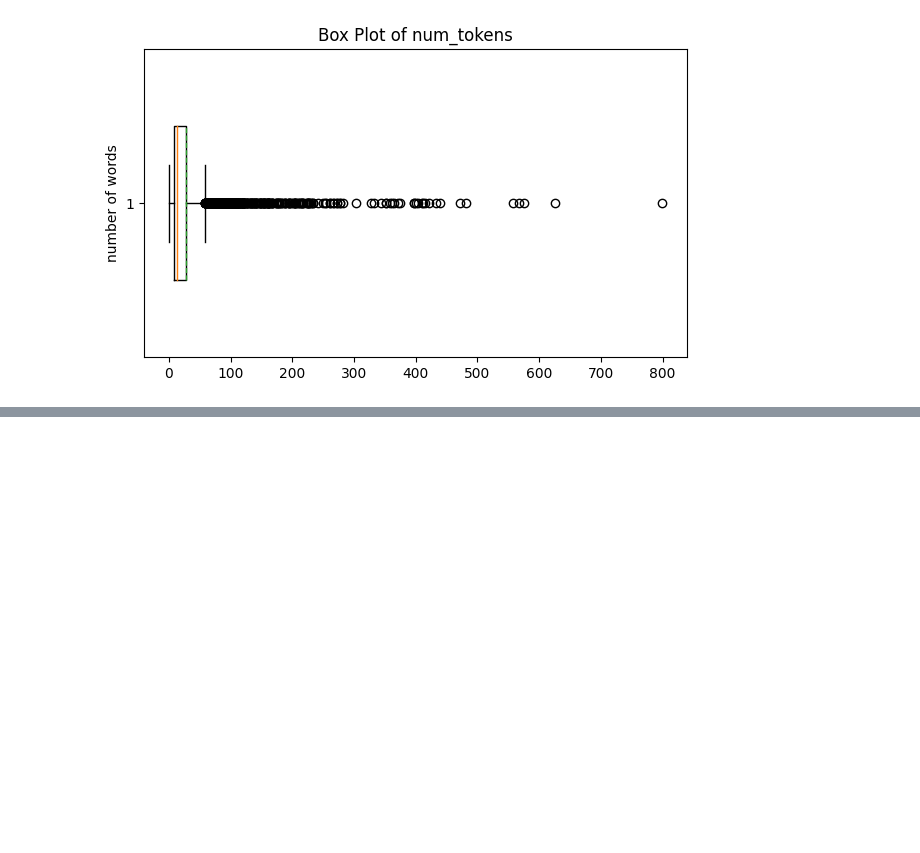
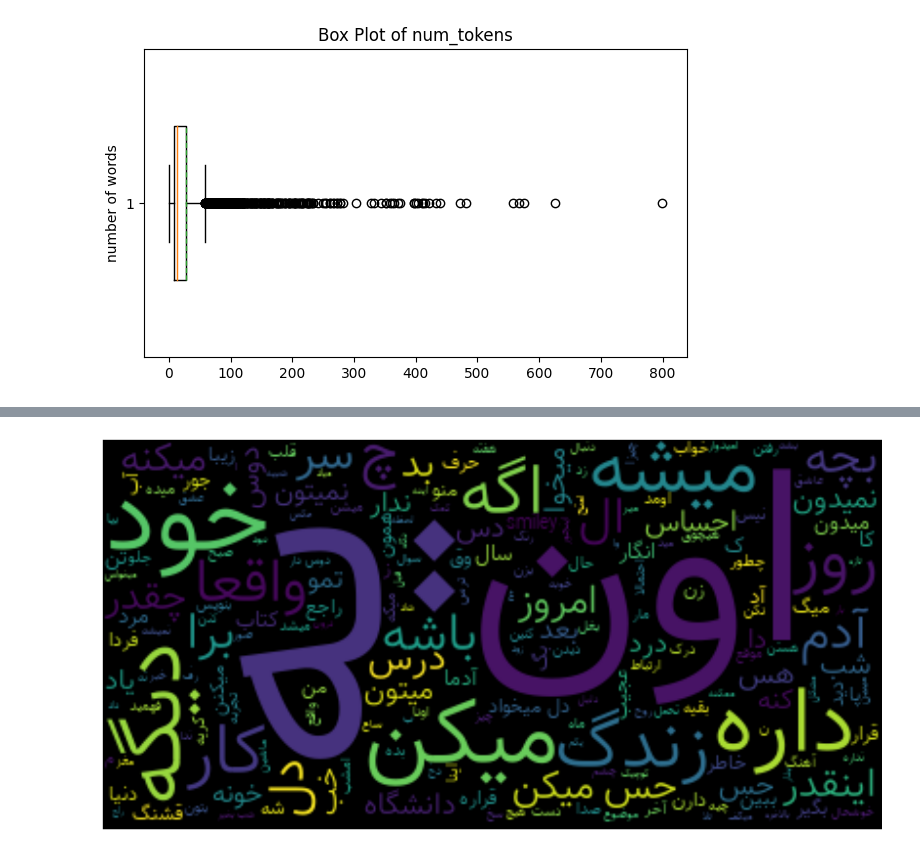
Before and after one commit to mostafamhmdi/channel-analysis, a Jupyter notebook: EDA.ipynb, the cells around one changed output, grey strips where cells are left out. Saved outputs shown, nothing was run; the diff lists cells and outputs as text; code cells hidden in the pictures; blank space fills up the shorter version.

```diff
--- a/EDA.ipynb
+++ b/EDA.ipynb
@@ -127,3 +127,14 @@ plt.show()
+# %%
+text = ' '.join(df['stem_text'].astype(str))
+wc = WordCloudFa()
+word_cloud = wc.generate(text)
+image = word_cloud.to_image()
+plt.figure(figsize=(15, 12))
+plt.imshow(image, interpolation='bilinear')
+plt.axis("off")
+plt.show()
+# %% [output]
+[figure, added]
 # %%
 combined_text = ' '.join(df['lemma_text'])
 
```
Also changed, not shown: parts of 7 cells of this notebook, 1 other file.
